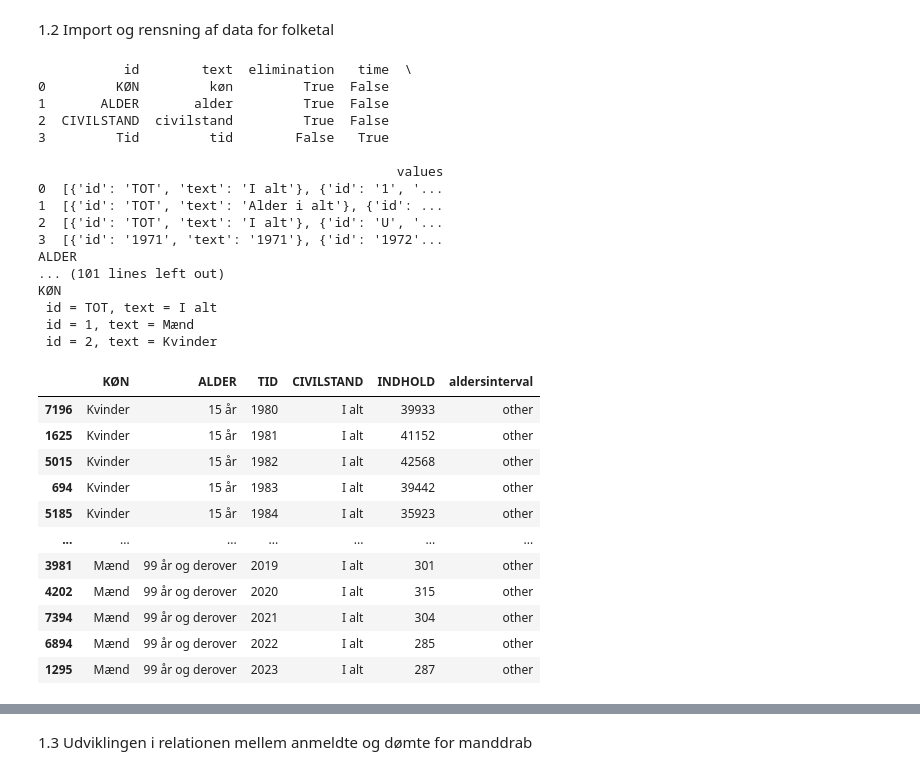
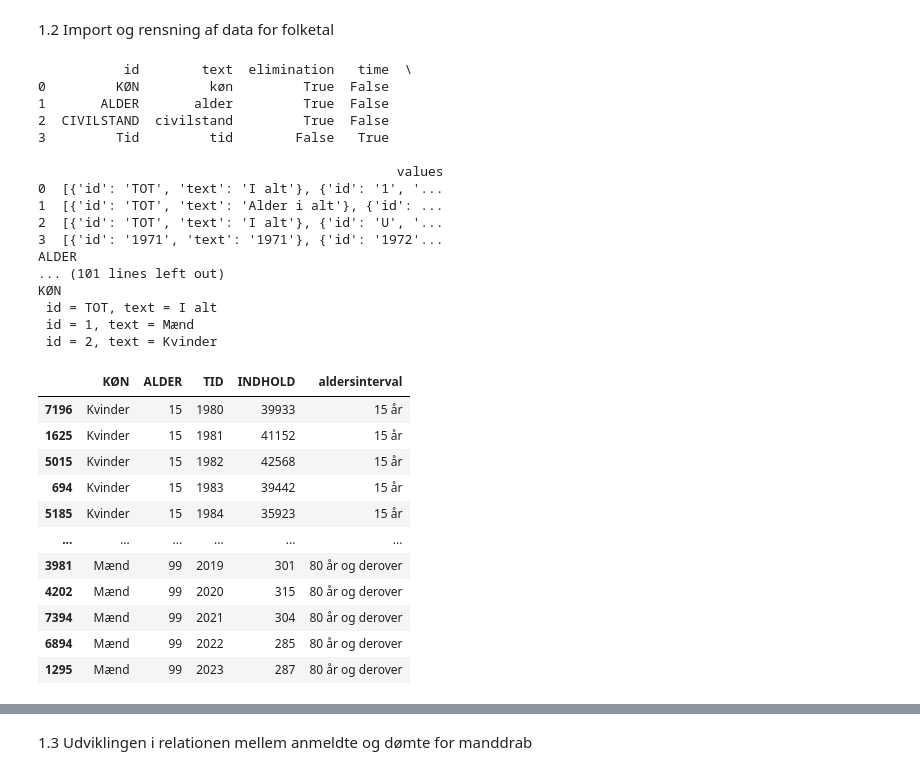
Before and after one commit to NumEconCopenhagen/projects-2023-bulen, a Jupyter notebook: dataproject/dataproject.ipynb, the cells around one changed output, grey strips where cells are left out. Drawn from its saved outputs; the diff is of its cells as text; code cells hidden in the pictures.

Commit message:
Aldersintervaller

```diff
--- a/dataproject/dataproject.ipynb
+++ b/dataproject/dataproject.ipynb
@@ -247,56 +247,92 @@ for id in ['ALDER', 'KØN']:
 variables_folk = {'KØN':['1','2'],'ALDER':['>=15'], 'Tid':['>=1980']}
 befolkning = Dst.get_data(table_id = 'BEFOLK1', variables=variables_folk)
 befolkning.sort_values(by=['KØN', 'ALDER', 'TID'], inplace=True)
+del befolkning['CIVILSTAND']
 
+befolkning['ALDER'] = befolkning['ALDER'].apply(lambda x: int(x.split(' ')[0]))
+#display(befolkning)
 
-def age_buckets(ALDER):
-    x = 'ALDER'
-    if x == '15 år':
+#Laver aldersintervaller, der matcher datasættet straf2
+def age_buckets(x):
+    if x == 15:
+        return '15 år'
+    elif x == 16:
+        return '16 år'
+    elif x == 17:
+        return '17 år'
+    elif x == 18:
+        return '18 år'
+    elif x == 19:
+        return '19 år'
+    elif x == 20:
+        return '20 år'
+    elif x == 21:
+        return '21 år'
+    elif x == 22:
+        return '22 år'
+    elif x == 23:
+        return '23 år'
+    elif x == 24:
+        return '24 år'
+    elif x > 24 and x < 30:
         return '25-29 år'
+    elif x < 40:
+        return '30-39 år'
+    elif x < 50:
+        return '40-49 år'
+    elif x < 60:
+        return '50-59 år'
+    elif x < 70:
+        return '60-69 år'
+    elif x < 80:
+        return '70-79 år'
+    elif x >=80:
+        return '80 år og derover'
     else: return 'other'
-befolkning['aldersinterval'] = befolkning.ALDER.apply(age_buckets)
+befolkning['aldersinterval'] = befolkning.ALDER.apply(lambda x: age_buckets(x))
 display(befolkning)
+del befolkning['ALDER']
 
-#bef_sum = befolkning.groupby(['ALDER', 'TID']).sum(numeric_only=1)
+bef_sum = befolkning.groupby(['aldersinterval', 'TID']).sum(numeric_only=1)
 
-#display(bef_sum)
+display(bef_sum)
 
-#bef = pd.pivot_table(bef_sum, index = ['ALDER'], columns = ['TID'])
+bef = pd.pivot_table(bef_sum, index = ['aldersinterval'], columns = ['TID'])
 
-#display(bef)
+display(bef)
 
-#bef2 = bef.convert_dtypes()
+bef2 = bef.convert_dtypes()
 
-#bef2.info()
+bef2.info()
 
-#display(bef2)
+display(bef2)
 # %% [output]
            id        text  elimination   time  \
 0         KØN         køn         True  False
 1       ALDER       alder         True  False
 2  CIVILSTAND  civilstand         True  False
 3         Tid         tid        False   True
 
                                               values
 0  [{'id': 'TOT', 'text': 'I alt'}, {'id': '1', '...
 1  [{'id': 'TOT', 'text': 'Alder i alt'}, {'id': ...
 2  [{'id': 'TOT', 'text': 'I alt'}, {'id': 'U', '...
 3  [{'id': '1971', 'text': '1971'}, {'id': '1972'...
 ALDER
 ... (101 lines left out)
 KØN
  id = TOT, text = I alt
  id = 1, text = Mænd
  id = 2, text = Kvinder
-|  | KØN | ALDER | TID | CIVILSTAND | INDHOLD | aldersinterval |
-| 7196 | Kvinder | 15 år | 1980 | I alt | 39933 | other |
-| 1625 | Kvinder | 15 år | 1981 | I alt | 41152 | other |
-| 5015 | Kvinder | 15 år | 1982 | I alt | 42568 | other |
-| 694 | Kvinder | 15 år | 1983 | I alt | 39442 | other |
-| 5185 | Kvinder | 15 år | 1984 | I alt | 35923 | other |
-| ... | ... | ... | ... | ... | ... | ... |
-| 3981 | Mænd | 99 år og derover | 2019 | I alt | 301 | other |
-| 4202 | Mænd | 99 år og derover | 2020 | I alt | 315 | other |
-| 7394 | Mænd | 99 år og derover | 2021 | I alt | 304 | other |
-| 6894 | Mænd | 99 år og derover | 2022 | I alt | 285 | other |
-| 1295 | Mænd | 99 år og derover | 2023 | I alt | 287 | other |
+|  | KØN | ALDER | TID | INDHOLD | aldersinterval |
+| 7196 | Kvinder | 15 | 1980 | 39933 | 15 år |
+| 1625 | Kvinder | 15 | 1981 | 41152 | 15 år |
+| 5015 | Kvinder | 15 | 1982 | 42568 | 15 år |
+| 694 | Kvinder | 15 | 1983 | 39442 | 15 år |
+| 5185 | Kvinder | 15 | 1984 | 35923 | 15 år |
+| ... | ... | ... | ... | ... | ... |
+| 3981 | Mænd | 99 | 2019 | 301 | 80 år og derover |
+| 4202 | Mænd | 99 | 2020 | 315 | 80 år og derover |
+| 7394 | Mænd | 99 | 2021 | 304 | 80 år og derover |
+| 6894 | Mænd | 99 | 2022 | 285 | 80 år og derover |
+| 1295 | Mænd | 99 | 2023 | 287 | 80 år og derover |
```
Also changed, not shown: parts of 1 cell of this notebook.
